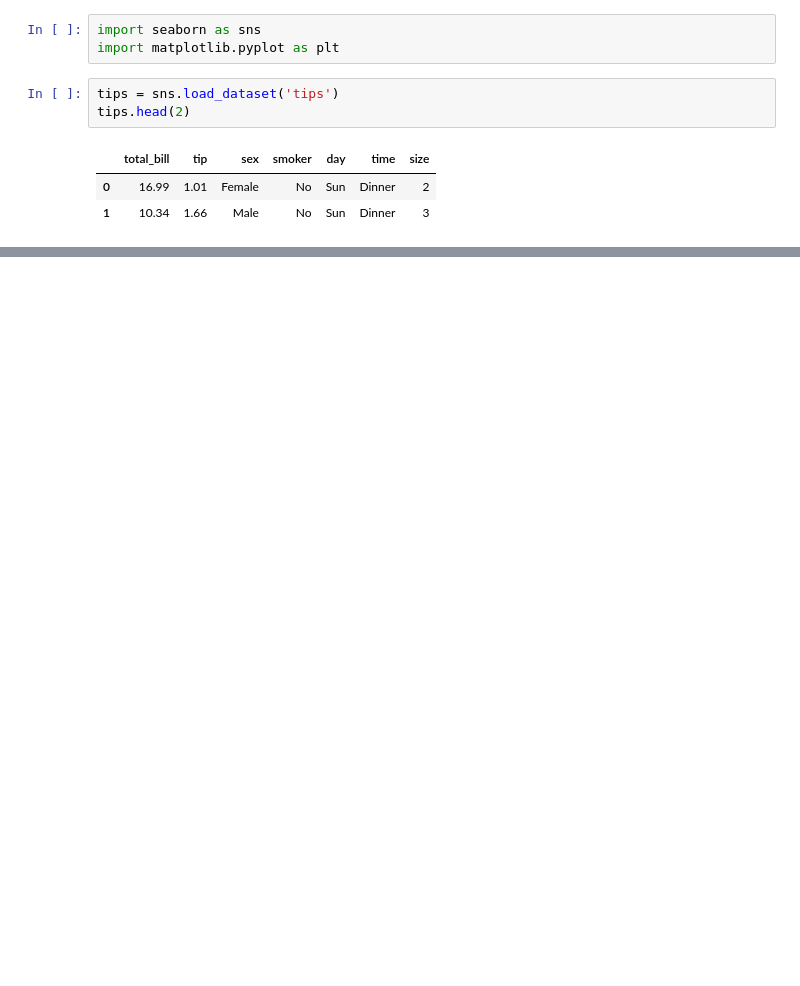
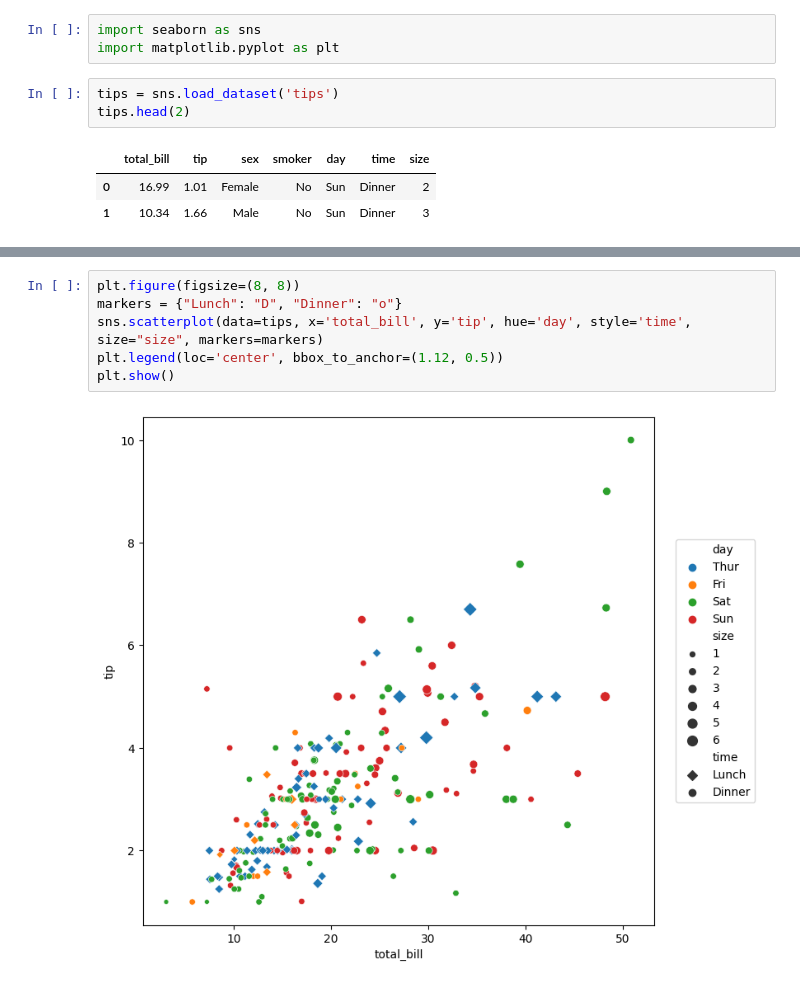
Before and after one commit to jariel17/curso-matplolib, a Jupyter notebook: 13_relation_sns_.ipynb, the cells around one changed output, grey strips where cells are left out. Drawn from its saved outputs; the diff is of its cells as text; blank space fills up the shorter version.

```diff
--- a/13_relation_sns_.ipynb
+++ b/13_relation_sns_.ipynb
@@ -10,0 +17,8 @@ tips.head(2)
+# %%
+plt.figure(figsize=(8, 8))
+markers = {"Lunch": "D", "Dinner": "o"}
+sns.scatterplot(data=tips, x='total_bill', y='tip', hue='day', style='time', size="size", markers=markers)
+plt.legend(loc='center', bbox_to_anchor=(1.12, 0.5))
+plt.show()
+# %% [output]
+[figure, added]
```
Also changed, not shown: parts of 4 cells of this notebook.
